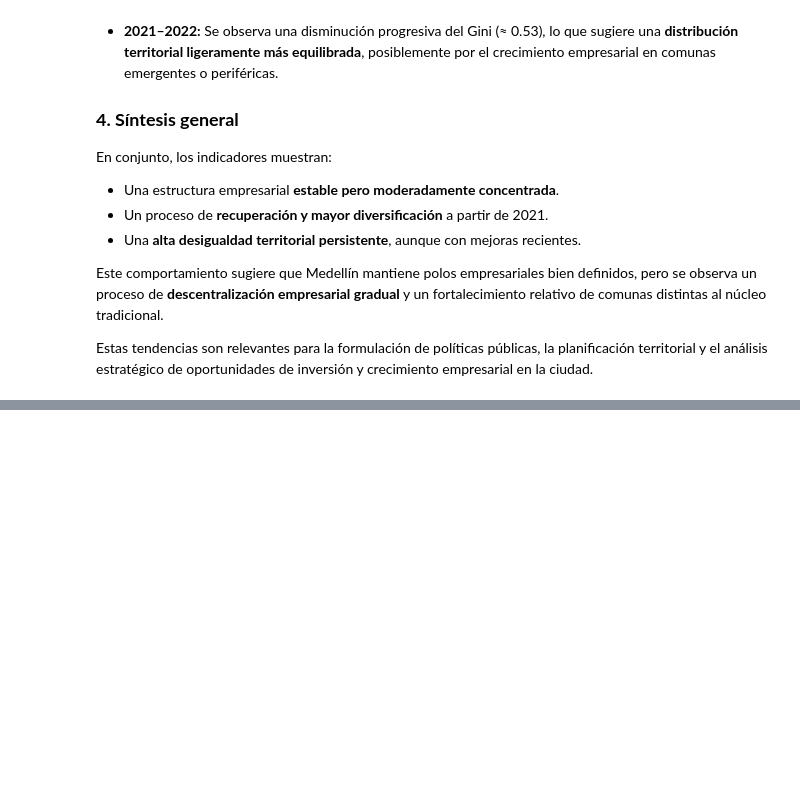
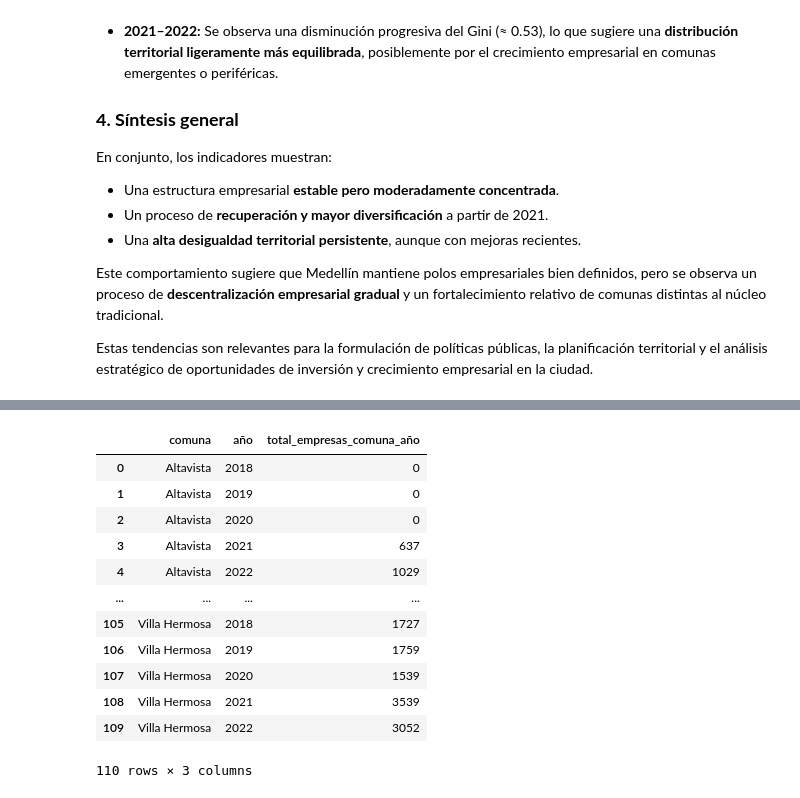
Before and after one commit to smaje99/diploma-in-data-analytics-in-business-management-unir, a Jupyter notebook: medellin-business-landscape/medellin-business-landscape.ipynb, the cells around one changed output, grey strips where cells are left out. Saved outputs shown, nothing was run; the diff lists cells and outputs as text; code cells hidden in the pictures; blank space fills up the shorter version.

```diff
--- a/medellin-business-landscape/medellin-business-landscape.ipynb
+++ b/medellin-business-landscape/medellin-business-landscape.ipynb
@@ -909,0 +961,25 @@ Estas tendencias son relevantes para la formulación de políticas públicas, la
+# %%
+# Coeficiente de Localización (LQ)
+
+# Totales por comuna-año
+total_comuna = (
+    df_join.groupby(["comuna", "año"])["empresas"]
+    .sum()
+    .reset_index()
+    .rename(columns={"empresas": "total_empresas_comuna_año"})
+)
+total_comuna
+# %% [output]
+|  | comuna | año | total_empresas_comuna_año |
+| 0 | Altavista | 2018 | 0 |
+| 1 | Altavista | 2019 | 0 |
+| 2 | Altavista | 2020 | 0 |
+| 3 | Altavista | 2021 | 637 |
+| 4 | Altavista | 2022 | 1029 |
+| ... | ... | ... | ... |
+| 105 | Villa Hermosa | 2018 | 1727 |
+| 106 | Villa Hermosa | 2019 | 1759 |
+| 107 | Villa Hermosa | 2020 | 1539 |
+| 108 | Villa Hermosa | 2021 | 3539 |
+| 109 | Villa Hermosa | 2022 | 3052 |
+110 rows × 3 columns
```
Also changed, not shown: parts of 9 cells of this notebook, 2 other files.
